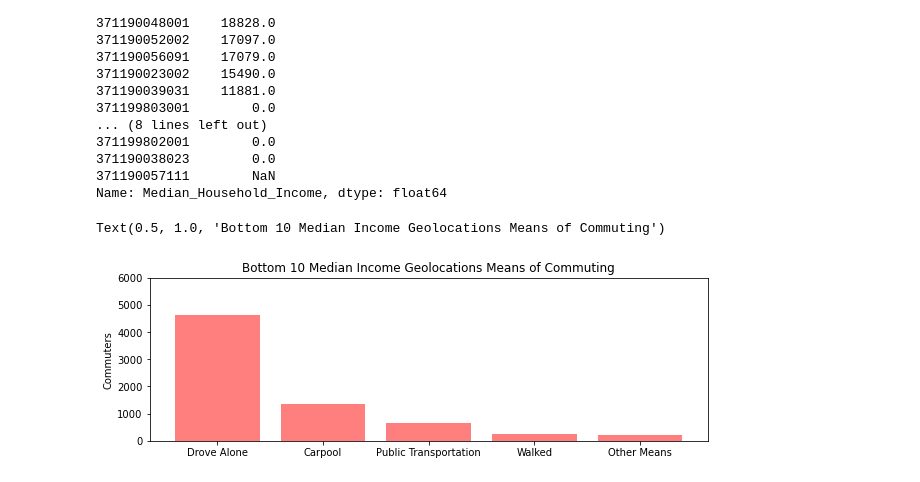
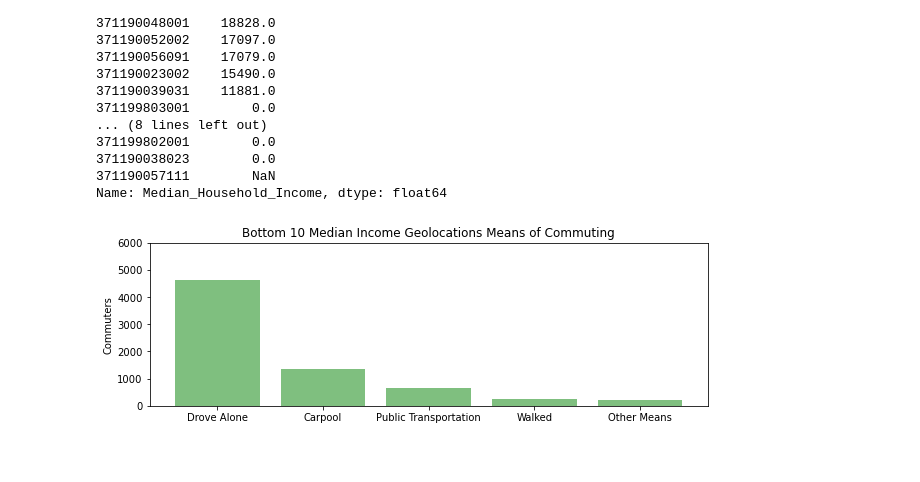
Before and after one commit to Apex8/Charlotte-income-vs-commute-analysis, a Jupyter notebook: Charlotte_Income.ipynb, the cells around one changed output. Saved outputs shown, nothing was run; the diff lists cells and outputs as text; code cells hidden in the pictures.

```diff
--- a/Charlotte_Income.ipynb
+++ b/Charlotte_Income.ipynb
@@ -371,33 +373,34 @@ other1.append(transport18["Other_Means"])
 #transport19
 drove_alone1.append(transport19["Drove_alone"])
 carpool1.append(transport19["Carpool"])
 public1.append(transport19["Public_Transportation"])
 walked1.append(transport19["Walked"])
 other1.append(transport19["Other_Means"])
 
 #transport20
 drove_alone1.append(transport20["Drove_alone"])
 carpool1.append(transport20["Carpool"])
 public1.append(transport20["Public_Transportation"])
 walked1.append(transport20["Walked"])
 other1.append(transport20["Other_Means"])
 
 #drove_alone
 
 
 y_axis1=[sum(drove_alone1),sum(carpool1),sum(public1),sum(walked1),sum(other1)]
 
 #x_axis
 
 labels =["Drove Alone", "Carpool", "Public Transportation", "Walked", "Other Means"]
 
 
 
 plt.figure(figsize=(10,3))
-plt.bar(labels, y_axis1, color='r', alpha=.5, align="center")
+plt.bar(labels, y_axis1, color='g', alpha=.5, align="center")
 plt.ylabel ("Commuters")
 plt.ylim(0,6000)
 plt.title("Bottom 10 Median Income Geolocations Means of Commuting")
+
+plt.savefig("output/Bottom10_bar.png")
 # %% [output]
-Text(0.5, 1.0, 'Bottom 10 Median Income Geolocations Means of Commuting')
-[figure, old version]
+[figure, new version]
```
Also changed, not shown: parts of 9 cells of this notebook, 7 other files.
